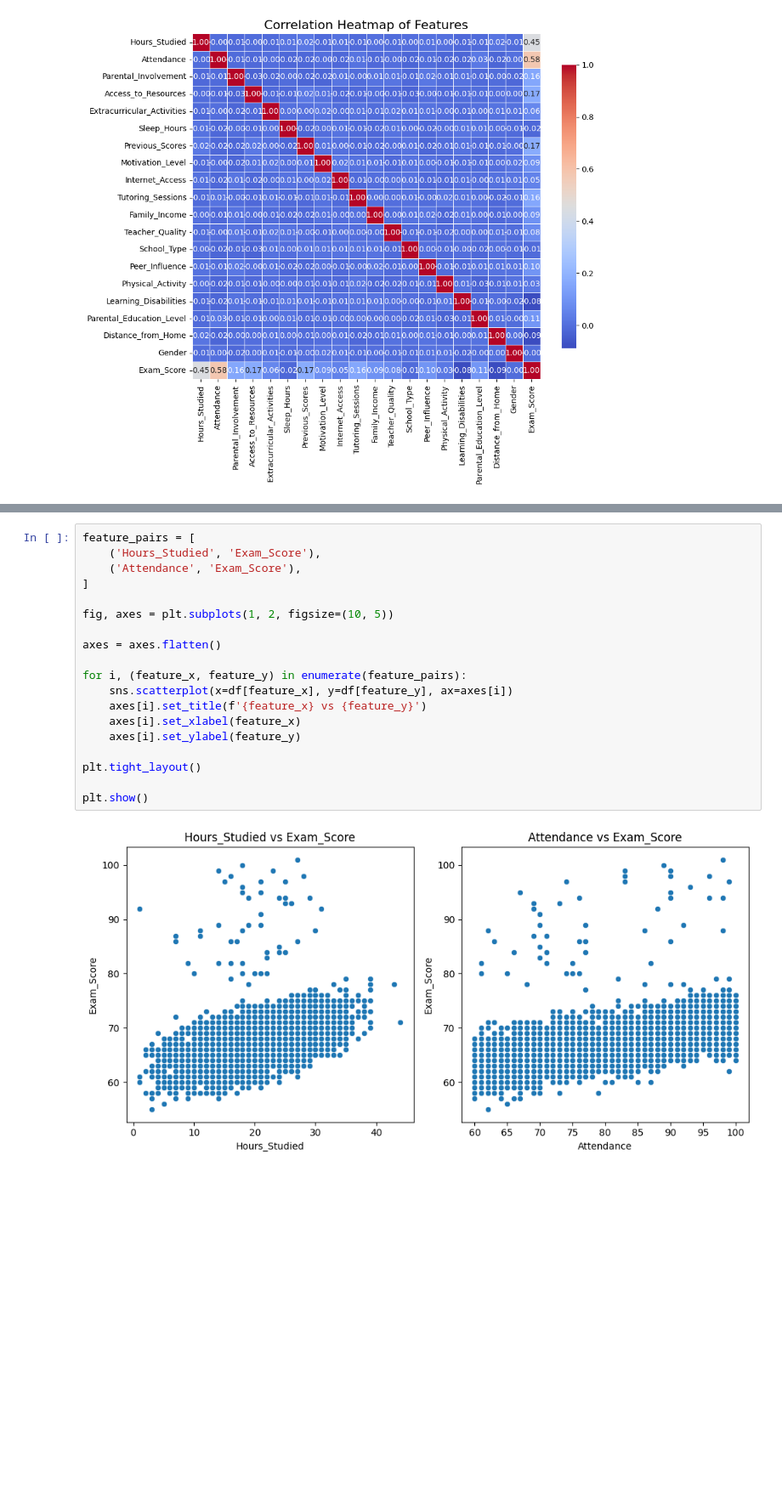
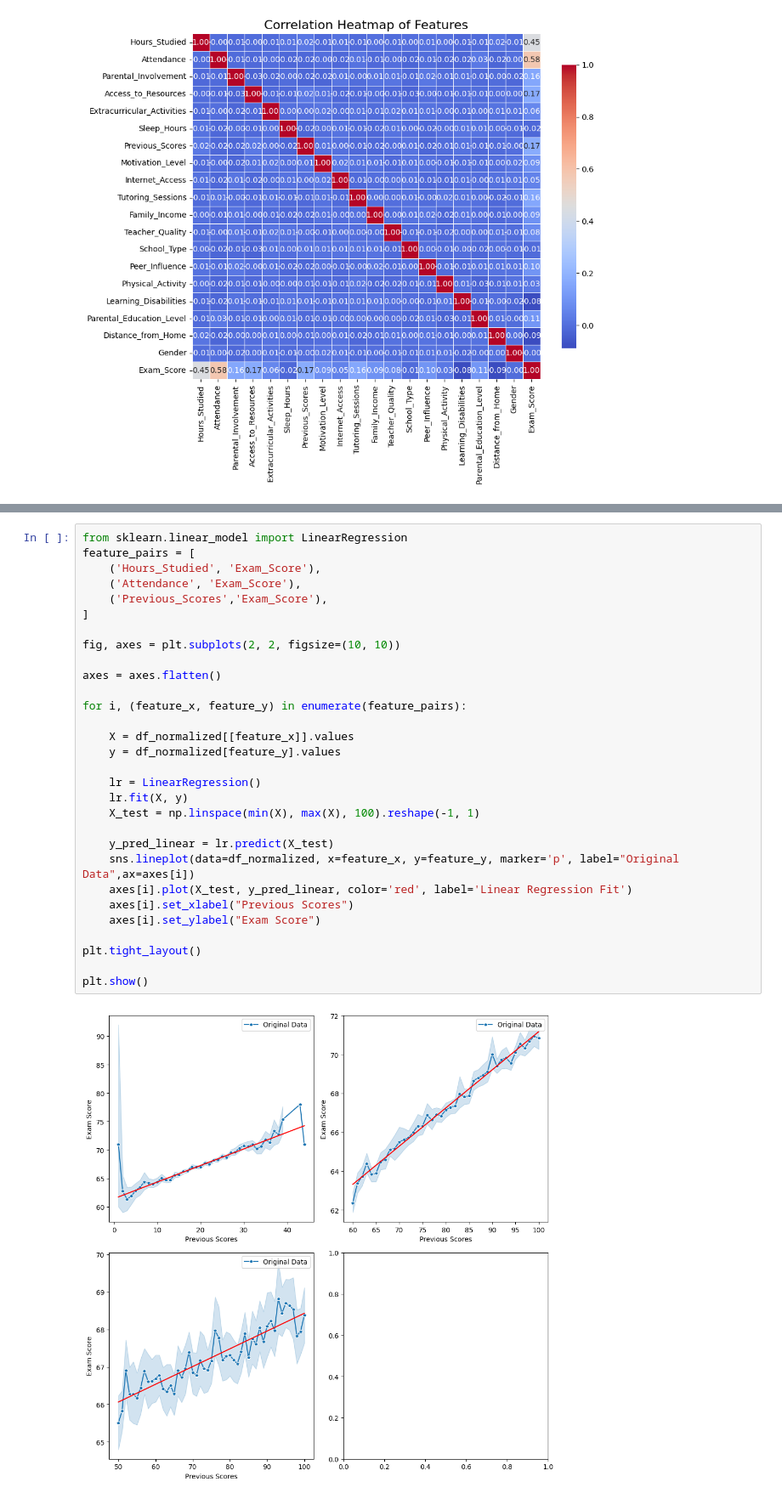
Before and after one commit to Himrese/GE2324_GP9, a Jupyter notebook: kahunghe_test_note_book.ipynb, the cells around one changed output, grey strips where cells are left out. Shown at 85% size. Cells and saved outputs as stored; diff of their text form; blank space fills up the shorter version.

```diff
--- a/kahunghe_test_note_book.ipynb
+++ b/kahunghe_test_note_book.ipynb
@@ -116,21 +118,32 @@ plt.show()
 # %%
+from sklearn.linear_model import LinearRegression
 feature_pairs = [
     ('Hours_Studied', 'Exam_Score'),
     ('Attendance', 'Exam_Score'),
+    ('Previous_Scores','Exam_Score'),
 ]
 
-fig, axes = plt.subplots(1, 2, figsize=(10, 5))
+fig, axes = plt.subplots(2, 2, figsize=(10, 10))
 
 axes = axes.flatten()
 
 for i, (feature_x, feature_y) in enumerate(feature_pairs):
-    sns.scatterplot(x=df[feature_x], y=df[feature_y], ax=axes[i])
-    axes[i].set_title(f'{feature_x} vs {feature_y}')
-    axes[i].set_xlabel(feature_x)
-    axes[i].set_ylabel(feature_y)
+
+    X = df_normalized[[feature_x]].values
+    y = df_normalized[feature_y].values
+
+    lr = LinearRegression()
+    lr.fit(X, y)
+    X_test = np.linspace(min(X), max(X), 100).reshape(-1, 1)
+
+    y_pred_linear = lr.predict(X_test)
+    sns.lineplot(data=df_normalized, x=feature_x, y=feature_y, marker='p', label="Original Data",ax=axes[i])
+    axes[i].plot(X_test, y_pred_linear, color='red', label='Linear Regression Fit')
+    axes[i].set_xlabel("Previous Scores")
+    axes[i].set_ylabel("Exam Score")
 
 plt.tight_layout()
 
 plt.show()
 # %% [output]
-[figure, old version]
+[figure, new version]
```
Also changed, not shown: parts of 2 cells of this notebook.
